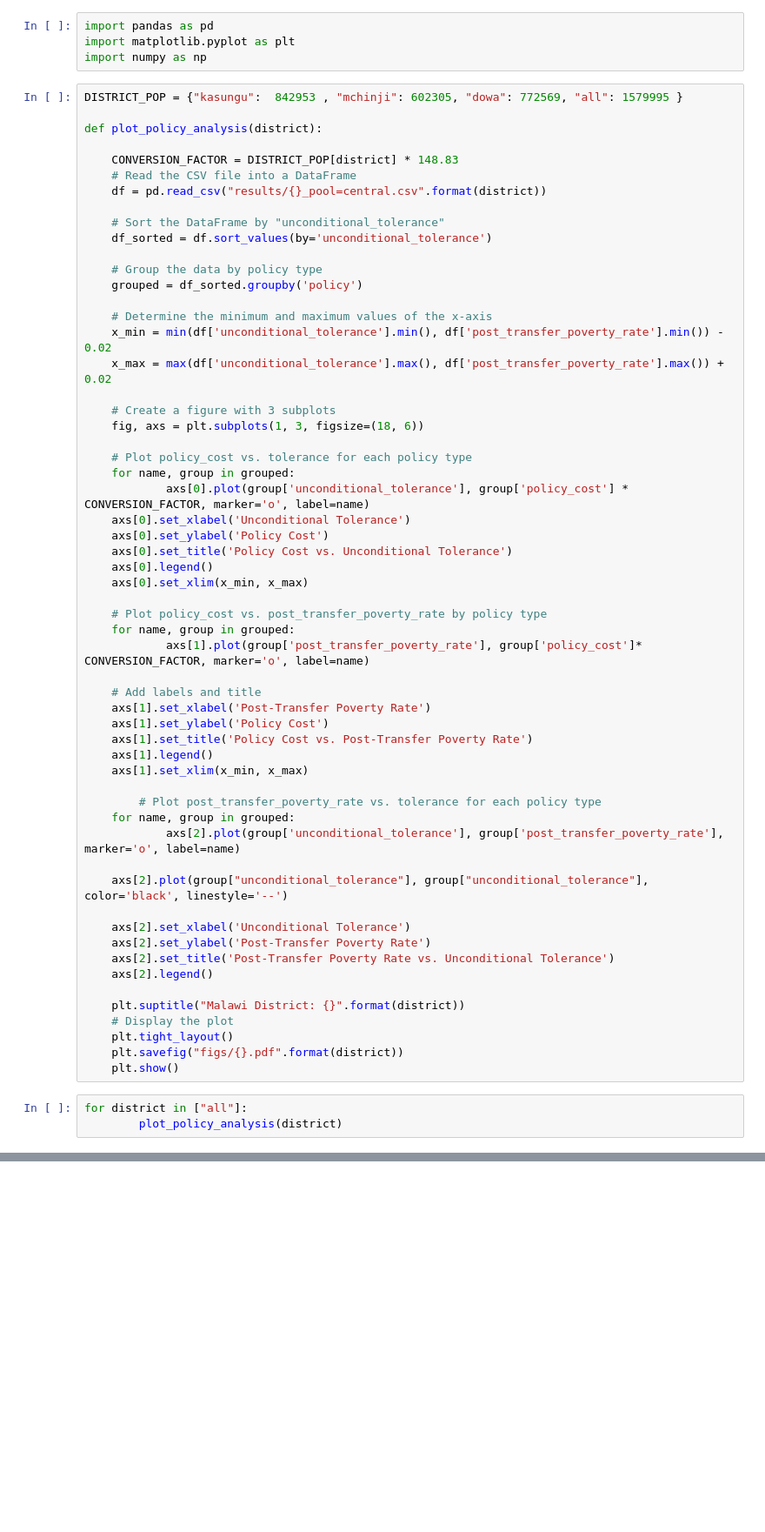
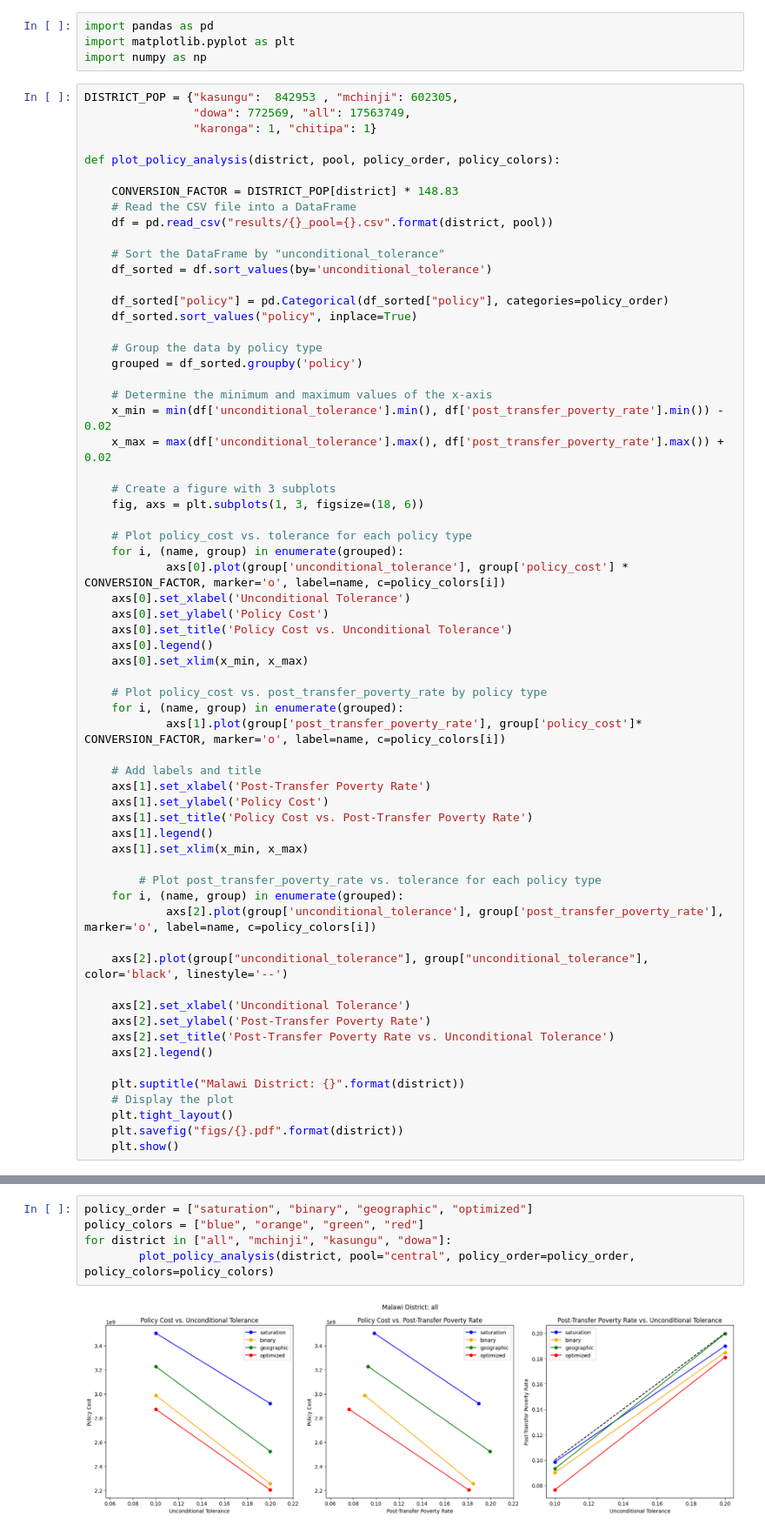
Before and after one commit to roshni714/poverty, a Jupyter notebook: gd/plot.ipynb, the cells around one changed output, grey strips where cells are left out. Shown: that part at 87% size. Saved outputs shown, nothing was run; the diff lists cells and outputs as text; blank space fills up the shorter version.

```diff
--- a/gd/plot.ipynb
+++ b/gd/plot.ipynb
@@ -3,16 +3,21 @@ import pandas as pd
 import matplotlib.pyplot as plt
 import numpy as np
 # %%
-DISTRICT_POP = {"kasungu":  842953 , "mchinji": 602305, "dowa": 772569, "all": 1579995 }
+DISTRICT_POP = {"kasungu":  842953 , "mchinji": 602305,
+                "dowa": 772569, "all": 17563749,
+                "karonga": 1, "chitipa": 1}
 
-def plot_policy_analysis(district):
+def plot_policy_analysis(district, pool, policy_order, policy_colors):
 
     CONVERSION_FACTOR = DISTRICT_POP[district] * 148.83
     # Read the CSV file into a DataFrame
-    df = pd.read_csv("results/{}_pool=central.csv".format(district))
+    df = pd.read_csv("results/{}_pool={}.csv".format(district, pool))
 
     # Sort the DataFrame by "unconditional_tolerance"
     df_sorted = df.sort_values(by='unconditional_tolerance')
+
+    df_sorted["policy"] = pd.Categorical(df_sorted["policy"], categories=policy_order)
+    df_sorted.sort_values("policy", inplace=True)
 
     # Group the data by policy type
     grouped = df_sorted.groupby('policy')
@@ -25,8 +30,8 @@ def plot_policy_analysis(district):
     fig, axs = plt.subplots(1, 3, figsize=(18, 6))
 
     # Plot policy_cost vs. tolerance for each policy type
-    for name, group in grouped:
-            axs[0].plot(group['unconditional_tolerance'], group['policy_cost'] * CONVERSION_FACTOR, marker='o', label=name)
+    for i, (name, group) in enumerate(grouped):
+            axs[0].plot(group['unconditional_tolerance'], group['policy_cost'] * CONVERSION_FACTOR, marker='o', label=name, c=policy_colors[i])
     axs[0].set_xlabel('Unconditional Tolerance')
     axs[0].set_ylabel('Policy Cost')
     axs[0].set_title('Policy Cost vs. Unconditional Tolerance')
@@ -34,8 +39,8 @@ def plot_policy_analysis(district):
     axs[0].set_xlim(x_min, x_max)
 
     # Plot policy_cost vs. post_transfer_poverty_rate by policy type
-    for name, group in grouped:
-            axs[1].plot(group['post_transfer_poverty_rate'], group['policy_cost']* CONVERSION_FACTOR, marker='o', label=name)
+    for i, (name, group) in enumerate(grouped):
+            axs[1].plot(group['post_transfer_poverty_rate'], group['policy_cost']* CONVERSION_FACTOR, marker='o', label=name, c=policy_colors[i])
 
     # Add labels and title
     axs[1].set_xlabel('Post-Transfer Poverty Rate')
@@ -45,8 +50,8 @@ def plot_policy_analysis(district):
     axs[1].set_xlim(x_min, x_max)
 
         # Plot post_transfer_poverty_rate vs. tolerance for each policy type
-    for name, group in grouped:
-            axs[2].plot(group['unconditional_tolerance'], group['post_transfer_poverty_rate'], marker='o', label=name)
+    for i, (name, group) in enumerate(grouped):
+            axs[2].plot(group['unconditional_tolerance'], group['post_transfer_poverty_rate'], marker='o', label=name, c=policy_colors[i])
 
     axs[2].plot(group["unconditional_tolerance"], group["unconditional_tolerance"], color='black', linestyle='--')
 
@@ -60,6 +65,3 @@ def plot_policy_analysis(district):
     plt.tight_layout()
     plt.savefig("figs/{}.pdf".format(district))
     plt.show()
-# %%
-for district in ["all"]:
-        plot_policy_analysis(district)
@@ -67,0 +68,7 @@ for district in ["all"]:
+# %%
+policy_order = ["saturation", "binary", "geographic", "optimized"]
+policy_colors = ["blue", "orange", "green", "red"]
+for district in ["all", "mchinji", "kasungu", "dowa"]:
+        plot_policy_analysis(district, pool="central", policy_order=policy_order, policy_colors=policy_colors)
+# %% [output]
+[figure, added]
```
Also changed, not shown: parts of 4 cells of this notebook, 36 other files.
